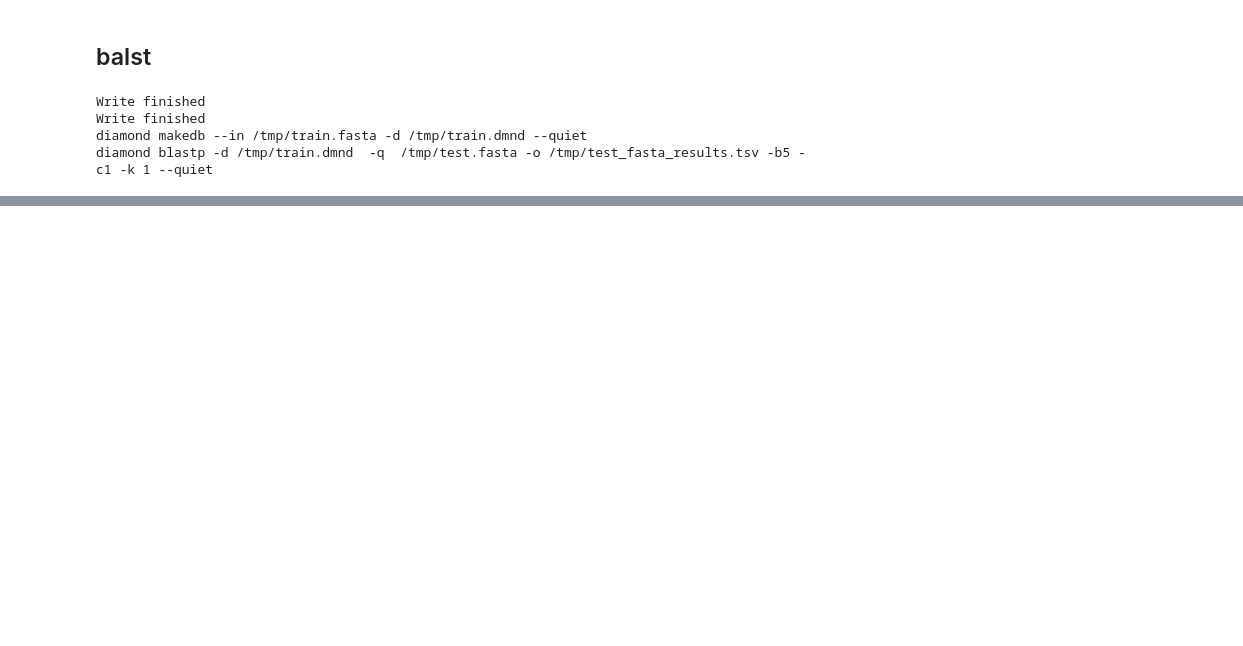
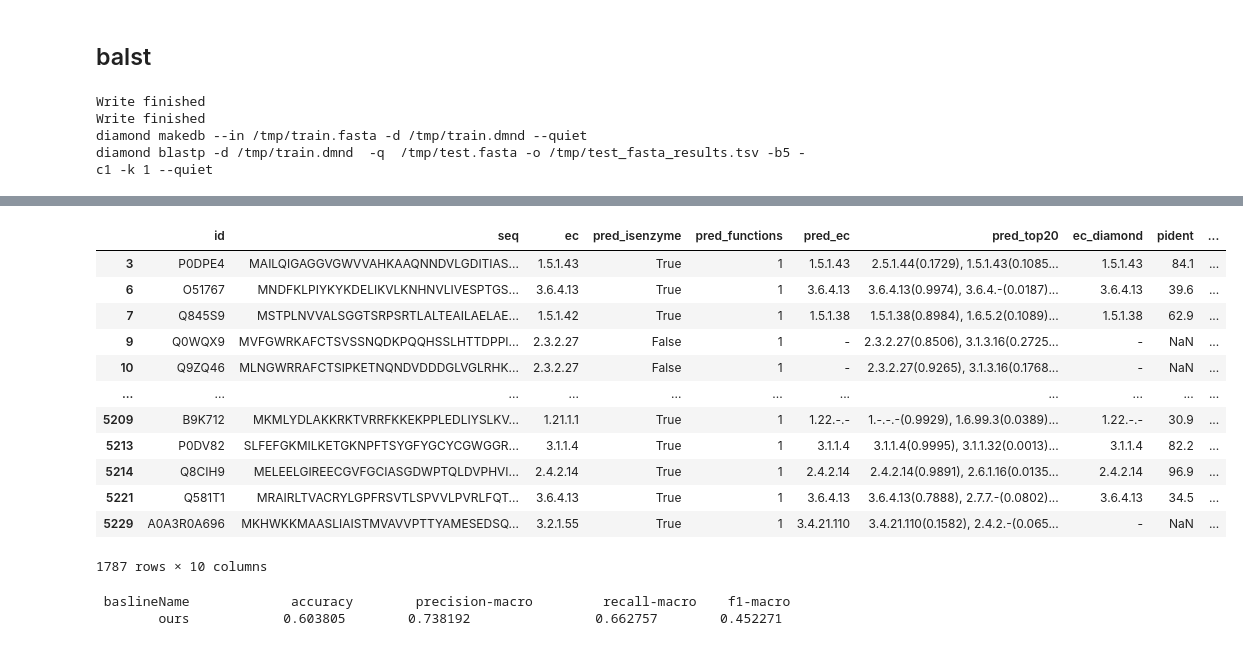
Before and after one commit to kingstdio/ECRECer, a Jupyter notebook: test_gubang_merge_tasks.ipynb, the cells around one changed output, grey strips where cells are left out. Cells and saved outputs as stored; diff of their text form; code cells hidden in the pictures; blank space fills up the shorter version.

Commit message:
update baselines

```diff
--- a/test_gubang_merge_tasks.ipynb
+++ b/test_gubang_merge_tasks.ipynb
@@ -163,0 +229,22 @@ test_res[['id', 'pred_ec', 'pred_top20']].rename(columns={'pred_ec':'ec_ours'}).
+# %%
+test_res[(test_res.predictable)&(~test_res.ec.str.contains('-'))]
+# %% [output]
+|  | id | seq | ec | pred_isenzyme | pred_functions | pred_ec | pred_top20 | ec_diamond | pident | ... |
+| 3 | P0DPE4 | MAILQIGAGGVGWVVAHKAAQNNDVLGDITIAS... | 1.5.1.43 | True | 1 | 1.5.1.43 | 2.5.1.44(0.1729), 1.5.1.43(0.1085... | 1.5.1.43 | 84.1 | ... |
+| 6 | O51767 | MNDFKLPIYKYKDELIKVLKNHNVLIVESPTGS... | 3.6.4.13 | True | 1 | 3.6.4.13 | 3.6.4.13(0.9974), 3.6.4.-(0.0187)... | 3.6.4.13 | 39.6 | ... |
+| 7 | Q845S9 | MSTPLNVVALSGGTSRPSRTLALTEAILAELAE... | 1.5.1.42 | True | 1 | 1.5.1.38 | 1.5.1.38(0.8984), 1.6.5.2(0.1089)... | 1.5.1.38 | 62.9 | ... |
+| 9 | Q0WQX9 | MVFGWRKAFCTSVSSNQDKPQQHSSLHTTDPPI... | 2.3.2.27 | False | 1 | - | 2.3.2.27(0.8506), 3.1.3.16(0.2725... | - | NaN | ... |
+| 10 | Q9ZQ46 | MLNGWRRAFCTSIPKETNQNDVDDDGLVGLRHK... | 2.3.2.27 | False | 1 | - | 2.3.2.27(0.9265), 3.1.3.16(0.1768... | - | NaN | ... |
+| ... | ... | ... | ... | ... | ... | ... | ... | ... | ... | ... |
+| 5209 | B9K712 | MKMLYDLAKKRKTVRRFKKEKPPLEDLIYSLKV... | 1.21.1.1 | True | 1 | 1.22.-.- | 1.-.-.-(0.9929), 1.6.99.3(0.0389)... | 1.22.-.- | 30.9 | ... |
+| 5213 | P0DV82 | SLFEFGKMILKETGKNPFTSYGFYGCYCGWGGR... | 3.1.1.4 | True | 1 | 3.1.1.4 | 3.1.1.4(0.9995), 3.1.1.32(0.0013)... | 3.1.1.4 | 82.2 | ... |
+| 5214 | Q8CIH9 | MELEELGIREECGVFGCIASGDWPTQLDVPHVI... | 2.4.2.14 | True | 1 | 2.4.2.14 | 2.4.2.14(0.9891), 2.6.1.16(0.0135... | 2.4.2.14 | 96.9 | ... |
+| 5221 | Q581T1 | MRAIRLTVACRYLGPFRSVTLSPVVLPVRLFQT... | 3.6.4.13 | True | 1 | 3.6.4.13 | 3.6.4.13(0.7888), 2.7.7.-(0.0802)... | 3.6.4.13 | 34.5 | ... |
+| 5229 | A0A3R0A696 | MKHWKKMAASLIAISTMVAVVPTTYAMESEDSQ... | 3.2.1.55 | True | 1 | 3.4.21.110 | 3.4.21.110(0.1582), 2.4.2.-(0.065... | - | NaN | ... |
+1787 rows × 10 columns
+# %%
+print('%12s'%'baslineName', '\t\t', 'accuracy','\t', 'precision-macro \t', 'recall-macro','\t', 'f1-macro')
+eva.caculateMetrix(groundtruth=test_res[(test_res.predictable)&(~test_res.ec.str.contains('-'))].ec, predict=test_res[(test_res.predictable)&(~test_res.ec.str.contains('-'))].pred_ec, baselineName='ours', type='multi')
+# %% [output]
+ baslineName             accuracy        precision-macro         recall-macro    f1-macro
+        ours            0.603805        0.738192                0.662757        0.452271
```
Also changed, not shown: parts of 11 cells of this notebook, 4 other files.
